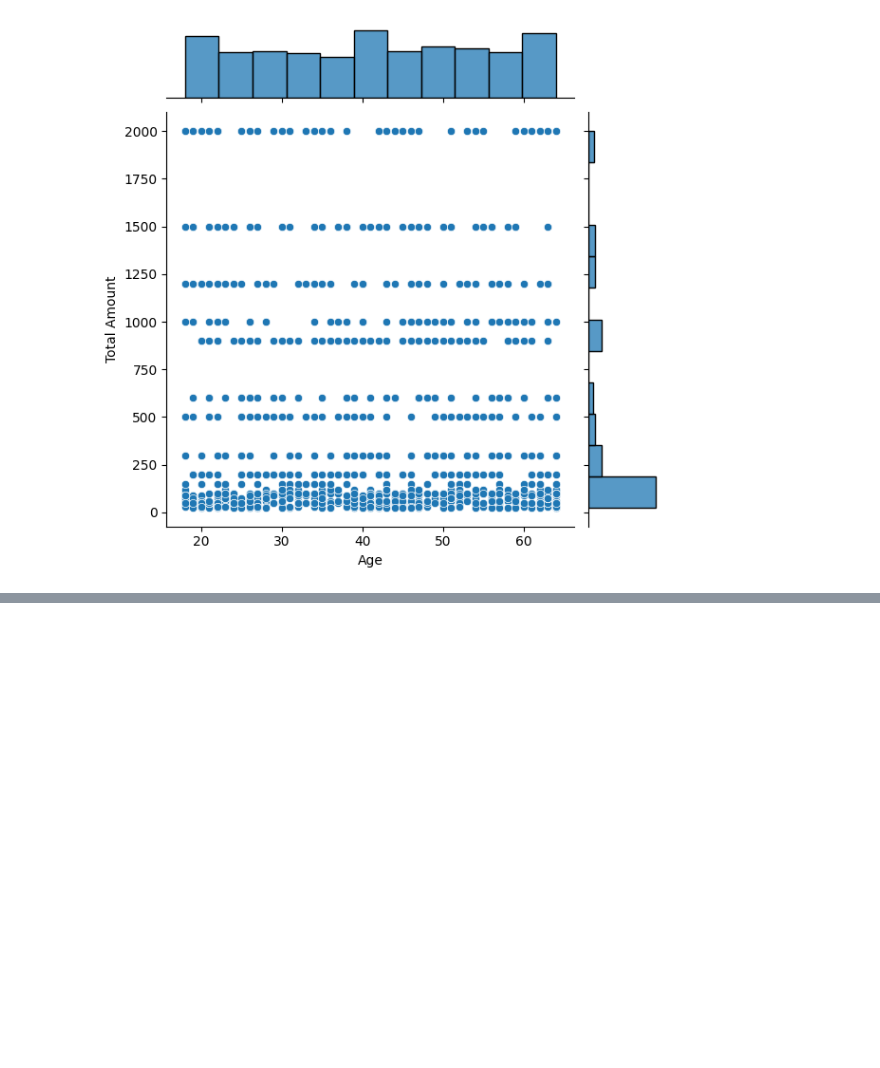
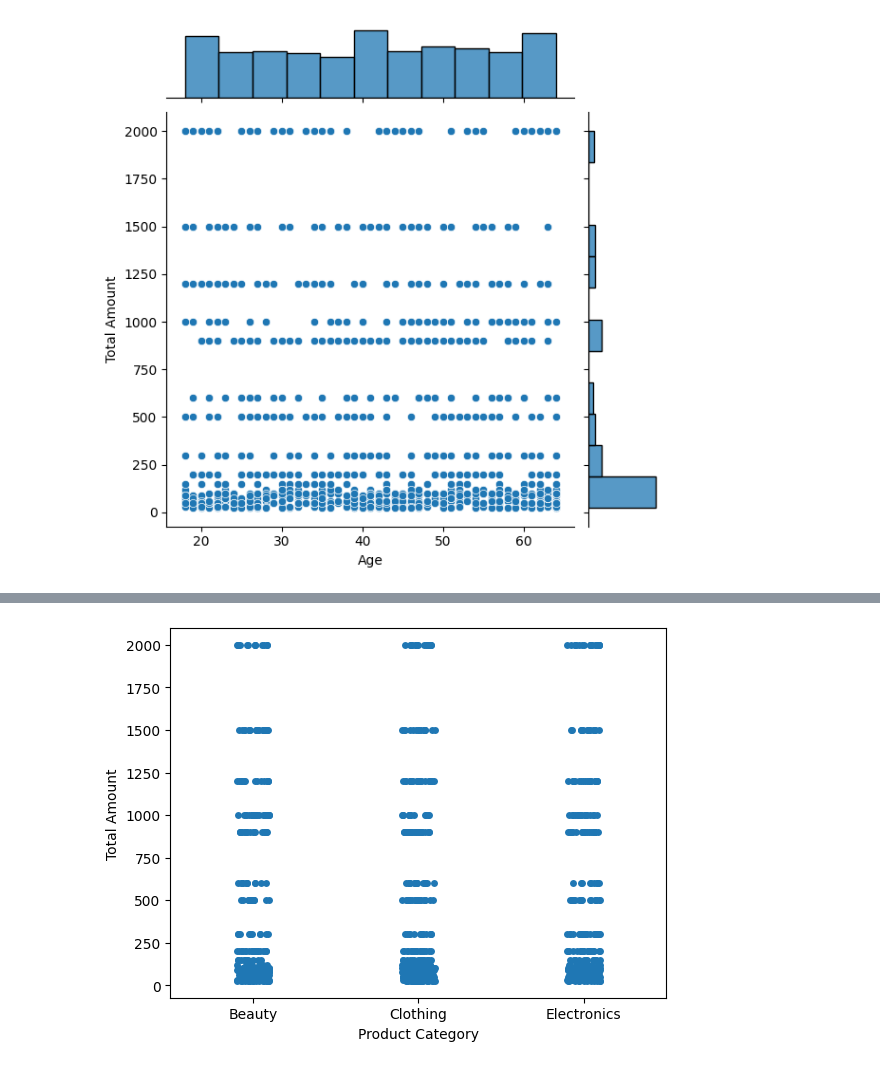
Before and after one commit to yash144-code/python-practice.ipynb, a Jupyter notebook: datascience(1).ipynb, the cells around one changed output, grey strips where cells are left out. Saved outputs shown, nothing was run; the diff lists cells and outputs as text; code cells hidden in the pictures; blank space fills up the shorter version.

```diff
--- a/datascience(1).ipynb
+++ b/datascience(1).ipynb
@@ -152,0 +183,12 @@ plt.show()
+# %%
+import pandas as pd
+import matplotlib.pyplot as plt
+import seaborn as sns
+
+df = pd.read_csv("Sales Dataset.csv")
+
+sns.stripplot(data = df,    x="Product Category",y="Total Amount",jitter=True)
+
+plt.show()
+# %% [output]
+[figure, added]
```
Also changed, not shown: parts of 30 cells of this notebook.
